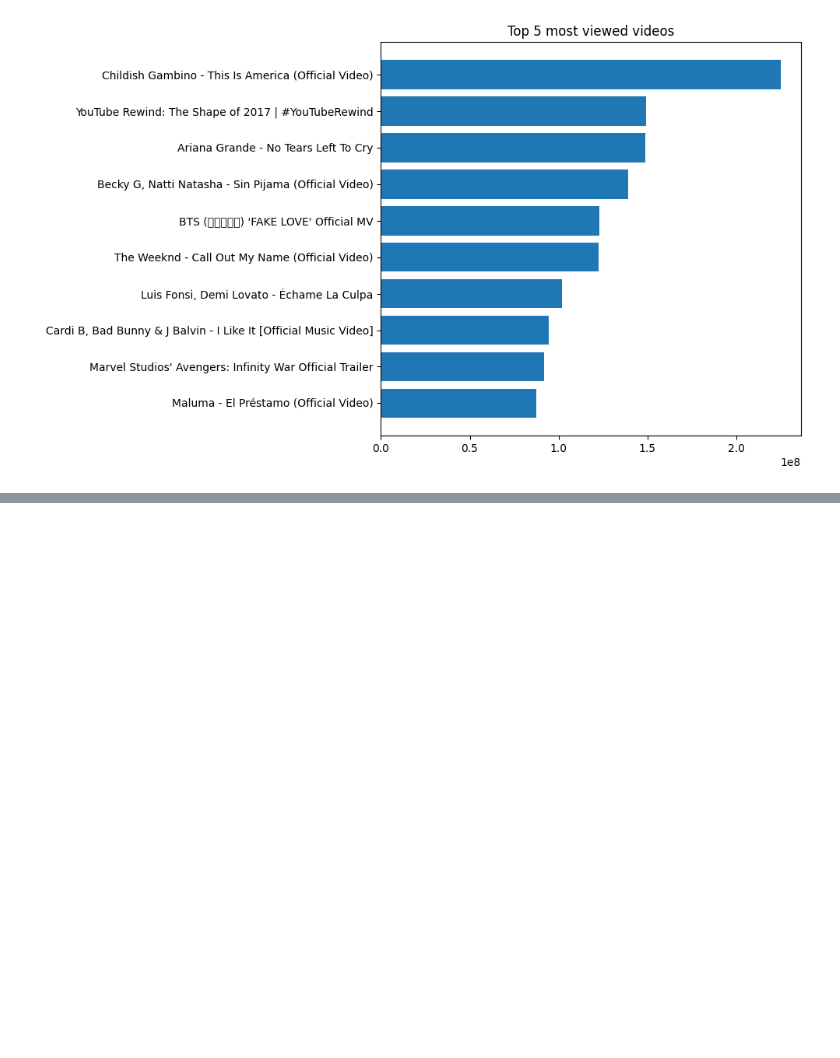
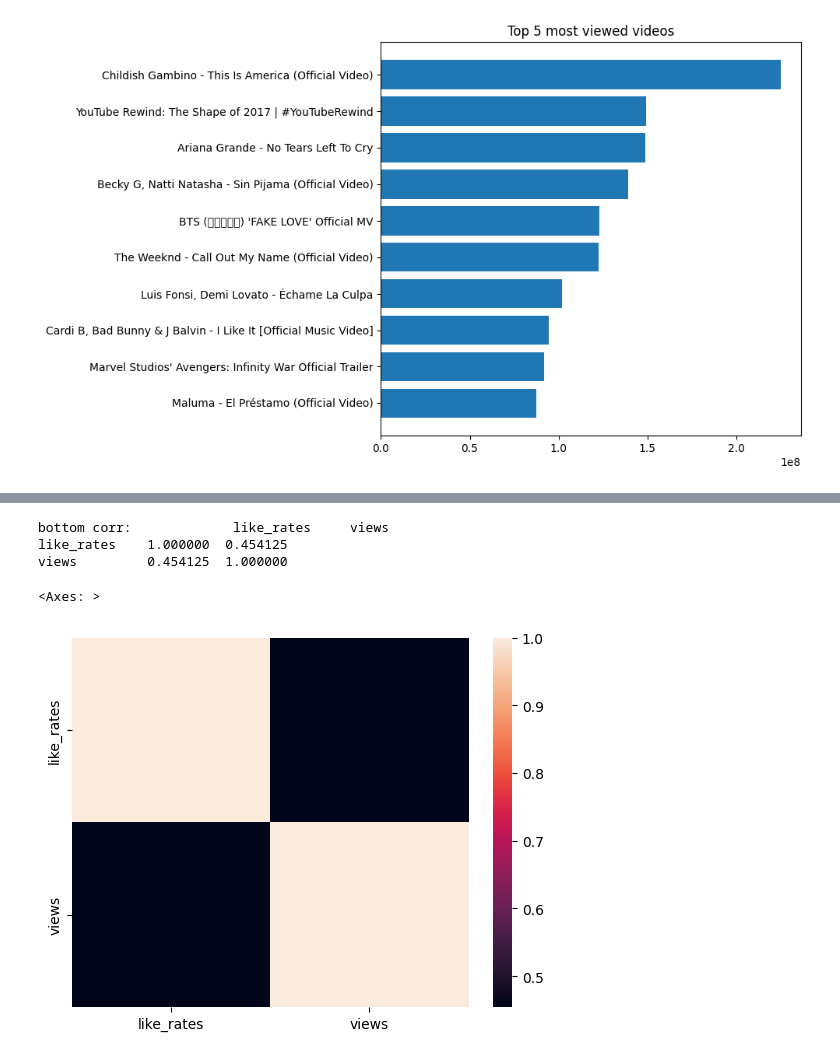
Before and after one commit to dipak1920basnet/YouTube_Video_Statistics, a Jupyter notebook: youtube.ipynb, the cells around one changed output, grey strips where cells are left out. Drawn from its saved outputs; the diff is of its cells as text; code cells hidden in the pictures; blank space fills up the shorter version.

```diff
--- a/youtube.ipynb
+++ b/youtube.ipynb
@@ -228,0 +294,10 @@ sns.heatmap(corr,cmap=["blue","green","orange","yellow"])
+# %%
+bottom_corr = bottom[["like_rates","views"]].corr()
+print(f"bottom corr: {bottom_corr}")
+sns.heatmap(bottom_corr)
+# %% [output]
+bottom corr:             like_rates     views
+like_rates    1.000000  0.454125
+views         0.454125  1.000000
+<Axes: >
+[figure, added]
```
Also changed, not shown: parts of 69 cells of this notebook, 12 other files.
